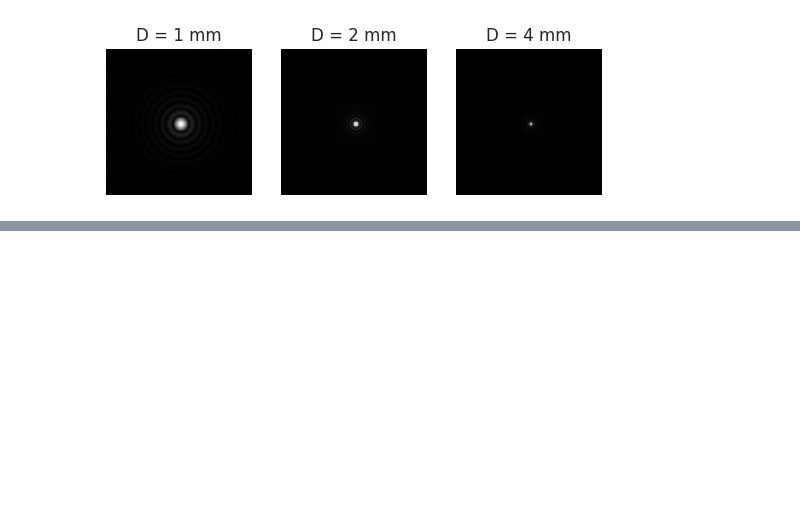
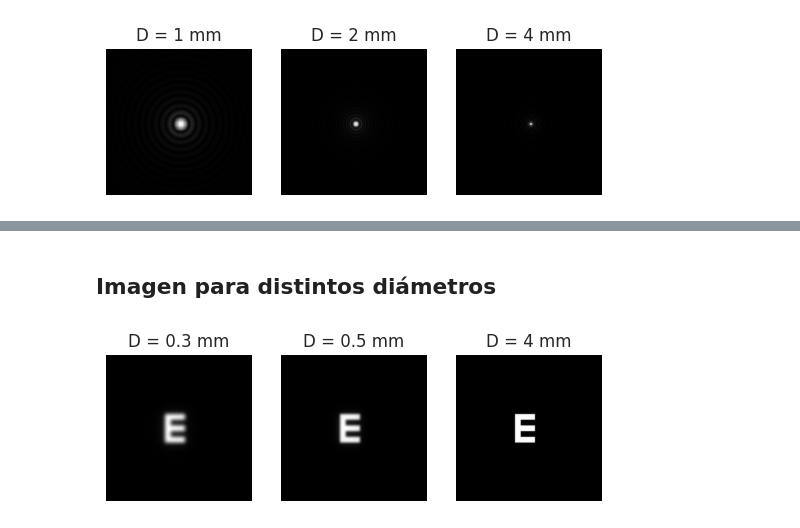
Before and after one commit to Miguel-Perdomo/fourier-optics, a Jupyter notebook: talleres/Taller02/taller02.ipynb, the cells around one changed output, grey strips where cells are left out. Drawn from its saved outputs; the diff is of its cells as text; code cells hidden in the pictures; blank space fills up the shorter version.

```diff
--- a/talleres/Taller02/taller02.ipynb
+++ b/talleres/Taller02/taller02.ipynb
@@ -659,0 +588,20 @@ fig_pattern.savefig(f"{folder_name}/visualization_pattern.png", dpi=300, bbox_in
+# %% [markdown]
+## Imagen para distintos diámetros
+# %%
+fig_image, axs_image = plt.subplots(1, 3)
+
+diameters = [0.3, 0.5, 4]
+
+jj = 0
+for ii in diameters:
+  image, h = give_image_formation(N, ii, k, LAMBDA, letter_e, 0, DELTA_X, z_i)
+
+  axs_image[jj].imshow(image, cmap = "gray")
+  axs_image[jj].axis("off")
+  axs_image[jj].set_title(fr"D = {ii} mm")
+
+  jj = jj + 1
+
+fig_pattern.savefig(f"{folder_name}/no_aberration_examples.png", dpi=300, bbox_inches='tight')
+# %% [output]
+[figure, added]
```
Also changed, not shown: parts of 29 cells of this notebook.
